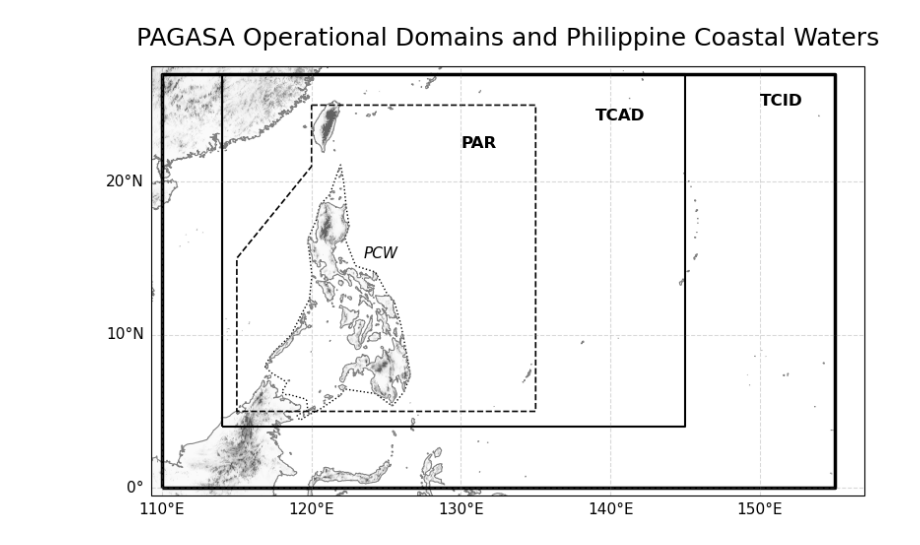
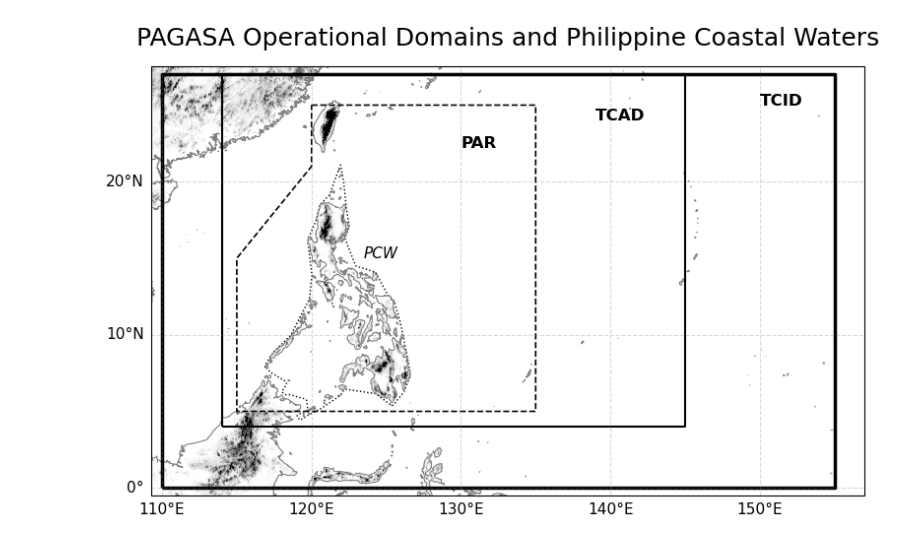
Before and after one commit to baracoma/tc-statistics, a Jupyter notebook: domain_map.ipynb, the cells around one changed output. Saved outputs shown, nothing was run; the diff lists cells and outputs as text; code cells hidden in the pictures.

```diff
--- a/domain_map.ipynb
+++ b/domain_map.ipynb
@@ -43,7 +43,7 @@ ax.imshow(
     extent=raster_extent,
     transform=ccrs.PlateCarree(),
     cmap='Greys',
-    alpha=0.6,
+    alpha=1.0,
     zorder=0,
     vmin=50,
     vmax=1500
@@ -63,31 +63,31 @@ gdf_par.boundary.plot(ax=ax, edgecolor='black', linewidth=1.2, linestyle='--')
 phil_waters.plot(ax=ax, facecolor='none', edgecolor='black', linewidth=1.0, linestyle=':')
 # ax.add_feature(cfeature.ShadedRelief(), alpha=0.5)
 # ax.stock_img()
 # Add domain labels
 ax.text(150, 25, "TCID", fontsize=12, fontweight='bold', color='black')
 ax.text(139, 24, "TCAD", fontsize=12, fontweight='bold', color='black')
 ax.text(130, 22.2, "PAR", fontsize=12, fontweight='bold', color='black')
 ax.text(123.5, 15, "PCW", fontsize=11, style='italic', color='black')
 
 # Set map extent
 ax.set_extent([109.25, 157, -0.5, 25.5])
 
 # Gridlines
 gl = ax.gridlines(crs=ccrs.PlateCarree(), draw_labels=True,
                   linewidth=0.8, color='gray', alpha=0.3, linestyle='--')
 gl.top_labels = False
 gl.right_labels = False
 gl.xlocator = mticker.FixedLocator(np.arange(100, 175, 10))
 gl.ylocator = mticker.FixedLocator(np.arange(0, 45, 10))
 gl.xformatter = LONGITUDE_FORMATTER
 gl.yformatter = LATITUDE_FORMATTER
 gl.xlabel_style = {'size': 11, 'color': 'black'}
 gl.ylabel_style = {'size': 11, 'color': 'black'}
 
 # Title and save
 ax.set_title("PAGASA Operational Domains and Philippine Coastal Waters", fontsize=18, pad=15)
 plt.tight_layout()
 plt.savefig("plot/Figure01_tc_domains_reference_map_elev.png", dpi=300, bbox_inches='tight')
 plt.show()
 # %% [output]
-[figure, old version]
+[figure, new version]
```
Also changed, not shown: 1 other file.
